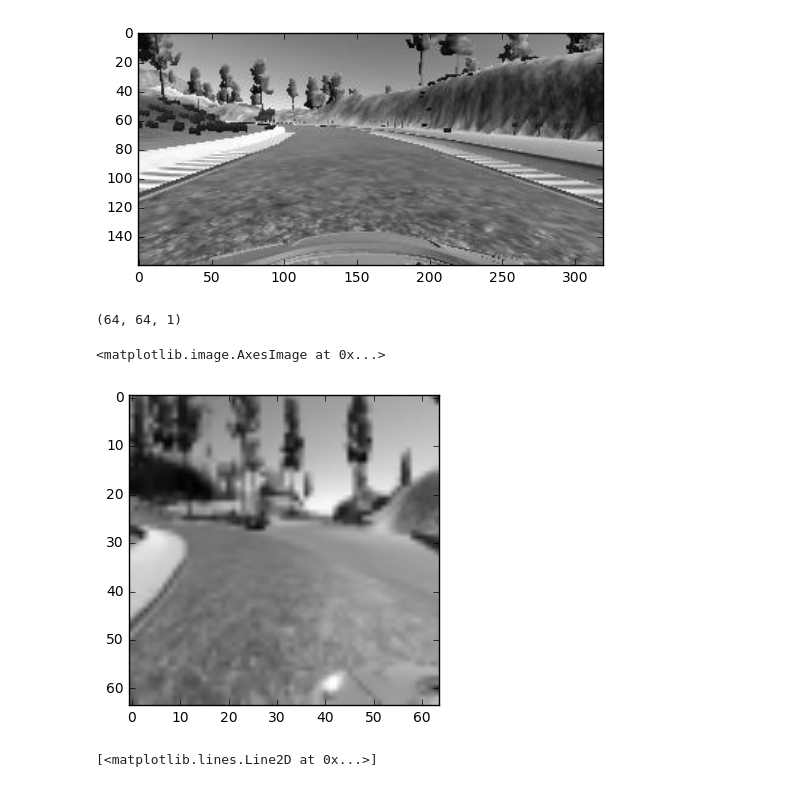
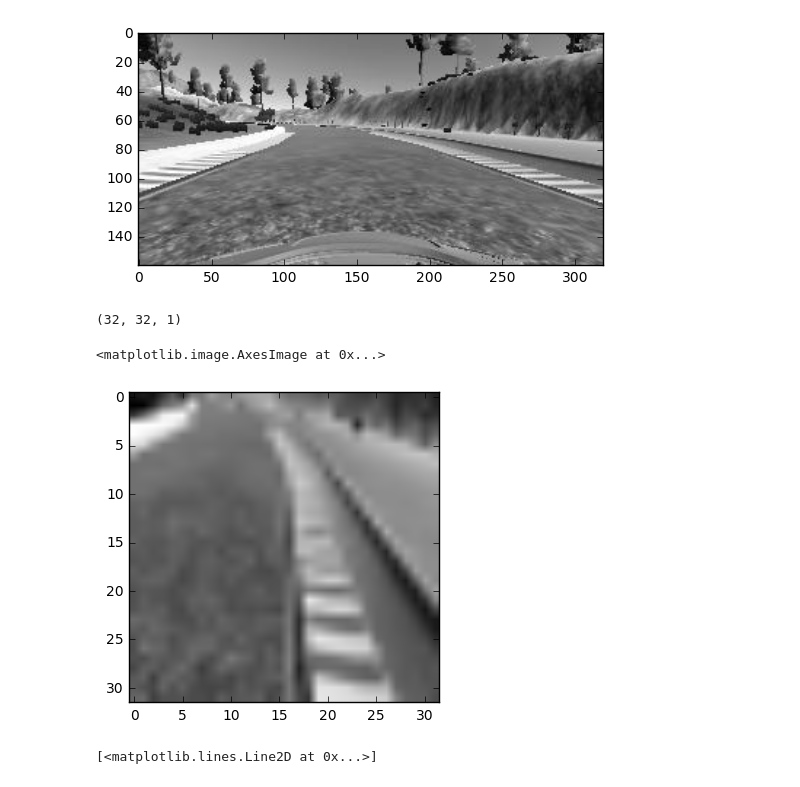
Before and after one commit to apereiral/Behavioral-Cloning-Project, a Jupyter notebook: behavioral-cloning-notebook.ipynb, the cells around one changed output. Saved outputs shown, nothing was run; the diff lists cells and outputs as text; code cells hidden in the pictures.

```diff
--- a/behavioral-cloning-notebook.ipynb
+++ b/behavioral-cloning-notebook.ipynb
@@ -270,16 +272,16 @@ plt.imshow(img[:, :, 0], cmap='gray')
 <matplotlib.image.AxesImage at 0x...>
 [figure]
 # %%
-img = cv2.imread('IMG/' + basename(center['left'][1010]))
+img = cv2.imread('IMG/' + basename(to_left['center'][10]))
 img = cv2.cvtColor(img, cv2.COLOR_BGR2GRAY)
-img = cv2.resize(img, (64, 64), interpolation=cv2.INTER_AREA)
-img = img.reshape((64, 64, 1))
+img = cv2.resize(img[60:135, 50:270], (32, 32), interpolation=cv2.INTER_AREA)
+img = img.reshape((32, 32, 1))
 print(img.shape)
 plt.imshow(img[:, :, 0], cmap='gray')
 # %% [output]
-(64, 64, 1)
+(32, 32, 1)
 <matplotlib.image.AxesImage at 0x...>
-[figure, old version]
+[figure, new version]
 # %%
 plt.plot(steering_train)
 # %% [output]
```
Also changed, not shown: parts of 13 cells of this notebook, 3 other files.
